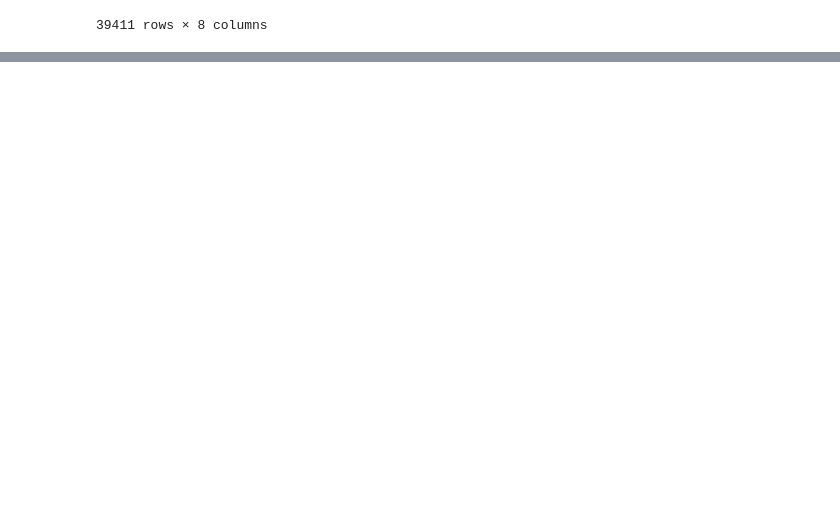
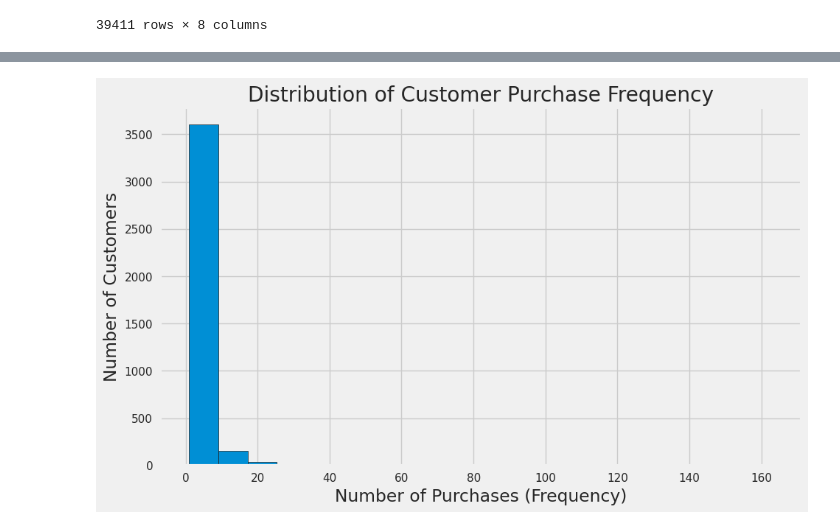
Before and after one commit to andidprastyo/Data-Analyst-Projects, a Jupyter notebook: Data Analysis/E-Commerce Sales Analysis 1/analysis.ipynb, the cells around one changed output, grey strips where cells are left out. Cells and saved outputs as stored; diff of their text form; code cells hidden in the pictures; blank space fills up the shorter version.

```diff
--- a/Data Analysis/E-Commerce Sales Analysis 1/analysis.ipynb
+++ b/Data Analysis/E-Commerce Sales Analysis 1/analysis.ipynb
@@ -90,0 +86,12 @@ df
+# %%
+import matplotlib.pyplot as plt
+
+# Calculate the total spending for each customer
+df['TotalSpending'] = df['Quantity'] * df['UnitPrice']
+
+# Customer Demographics: Distribution of customers across countries
+customer_demographics = df.groupby('Country')['CustomerID'].nunique().reset_index()
+customer_demographics = customer_demographics.rename(columns={'CustomerID': 'CustomerCount'})
+
+# Sort countries by customer count in descending order
+customer_demographics = customer_demographics.sort_values(by='CustomerCount', ascending=False)
@@ -90,0 +110,17 @@ df
+# %%
+# Customer Purchase Behavior: Frequency and Monetary Value
+customer_purchase_behavior = df.groupby('CustomerID').agg({
+    'InvoiceNo': 'nunique',                 # Frequency (number of unique invoices)
+    'TotalSpending': 'sum'                  # Monetary Value (total spending)
+}).reset_index()
+# %%
+# Plot the distribution of customer frequency
+plt.figure(figsize=(10, 6))
+plt.hist(customer_purchase_behavior['InvoiceNo'], bins=20, edgecolor='k')
+plt.xlabel('Number of Purchases (Frequency)')
+plt.ylabel('Number of Customers')
+plt.title('Distribution of Customer Purchase Frequency')
+plt.grid(True)
+plt.show()
+# %% [output]
+[figure, added]
```
Also changed, not shown: parts of 5 cells of this notebook.
